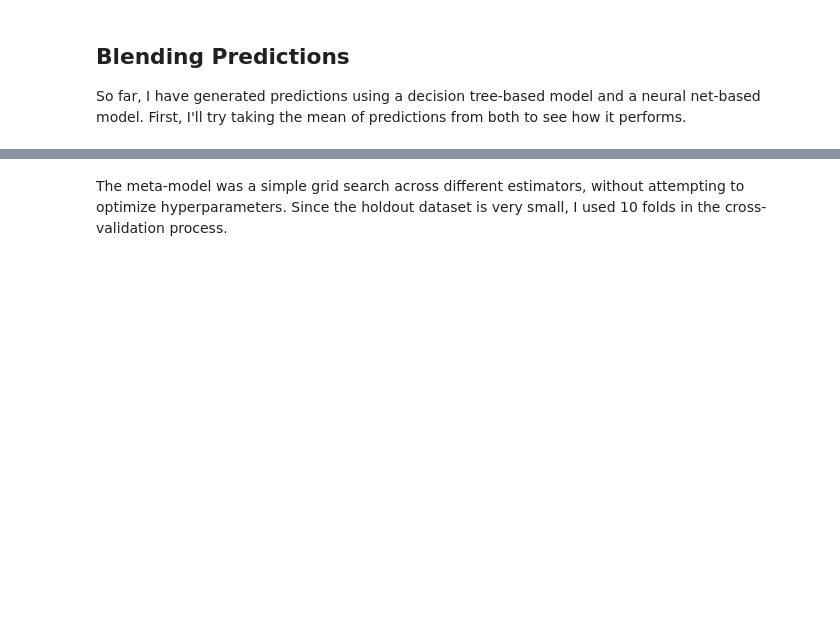
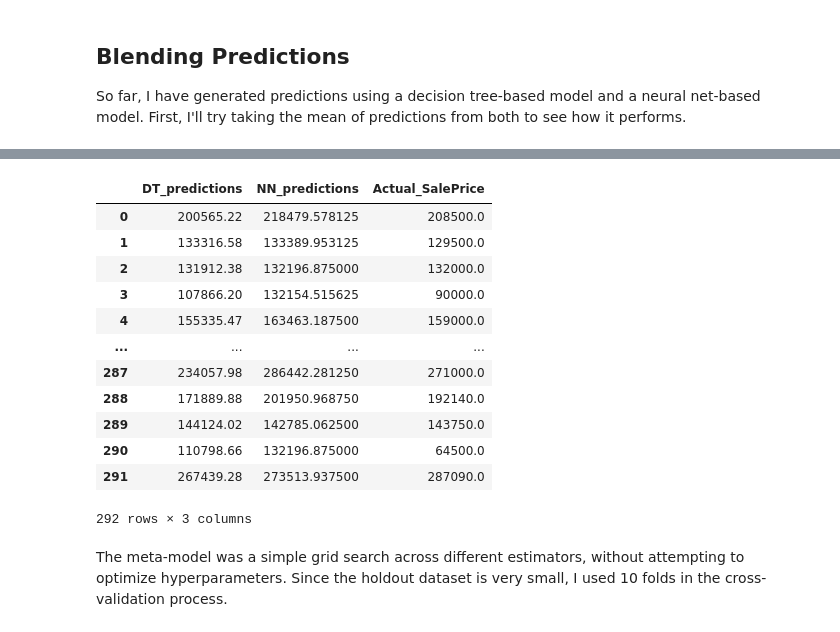
Before and after one commit to valencia21/data-science-projects, a Jupyter notebook: house-price-prediction/Models/tensorflow/tf_model_wrangling.ipynb, the cells around one changed output, grey strips where cells are left out. Drawn from its saved outputs; the diff is of its cells as text; code cells hidden in the pictures; blank space fills up the shorter version.

```diff
--- a/house-price-prediction/Models/tensorflow/tf_model_wrangling.ipynb
+++ b/house-price-prediction/Models/tensorflow/tf_model_wrangling.ipynb
@@ -240,23 +237,23 @@ Hyperparameter optimization and experiment recording all took place within the W
 # %%
 # Enter best params from sweep
 best_params = {
-    "dropout": 0.1729,
-    "dense1": 8,
-    "dense2": 8,
-    "epochs": 200,
-    "batch_size": 8
+    "dropout": 0.2,
+    "dense1": 2048,
+    "dense2": 2048,
+    "epochs": 750,
+    "batch_size": 256
 }
 
 # Build model using the best parameters
 def make_predictions(best_params, dataset):
 
     model = Sequential()
-    model.add(Dense(32, input_dim=X_train.shape[1], activation='relu'))
+    model.add(Dense(512, input_dim=X_train.shape[1], activation='relu'))
     model.add(Dense(best_params.get("dense1"), activation='linear'))
     model.add(Dropout(best_params.get("dropout")))
     model.add(Dense(best_params.get("dense2"), activation='linear'))
     model.add(Dense(1))
-    model.compile(optimizer='rmsprop', loss="mse", metrics=[RootMeanSquaredError()])
+    model.compile(optimizer='rmsprop', loss=Huber(), metrics=[RootMeanSquaredError()])
 
     model.fit(X_train, y_train, epochs=best_params.get("epochs"),
               batch_size=best_params.get("batch_size"), verbose = 0)
@@ -325,6 +342,25 @@ Next, I'll try defining a meta-model to best blend predictions from the two mode
 # Append holdout set NN predictions to DT predictions
 holdout_predictions_df["NN_predictions"] = holdout_predictions
 holdout_predictions_df = holdout_predictions_df[["DT_predictions", "NN_predictions", "Actual_SalePrice"]]
+
+# Reverse log transform on SalePrice
+holdout_predictions_df["Actual_SalePrice"] = np.exp(holdout_predictions_df["Actual_SalePrice"])
+# %%
+holdout_predictions_df
+# %% [output]
+|  | DT_predictions | NN_predictions | Actual_SalePrice |
+| 0 | 200565.22 | 218479.578125 | 208500.0 |
+| 1 | 133316.58 | 133389.953125 | 129500.0 |
+| 2 | 131912.38 | 132196.875000 | 132000.0 |
+| 3 | 107866.20 | 132154.515625 | 90000.0 |
+| 4 | 155335.47 | 163463.187500 | 159000.0 |
+| ... | ... | ... | ... |
+| 287 | 234057.98 | 286442.281250 | 271000.0 |
+| 288 | 171889.88 | 201950.968750 | 192140.0 |
+| 289 | 144124.02 | 142785.062500 | 143750.0 |
+| 290 | 110798.66 | 132196.875000 | 64500.0 |
+| 291 | 267439.28 | 273513.937500 | 287090.0 |
+292 rows × 3 columns
 # %%
 # Get predictions on test set
 test_predictions_dt = pd.read_csv("/root/data-science-projects-1/house-price-prediction/Models/sklearn/submission_dt.csv")
```
Also changed, not shown: parts of 12 cells of this notebook, 1 other file.
